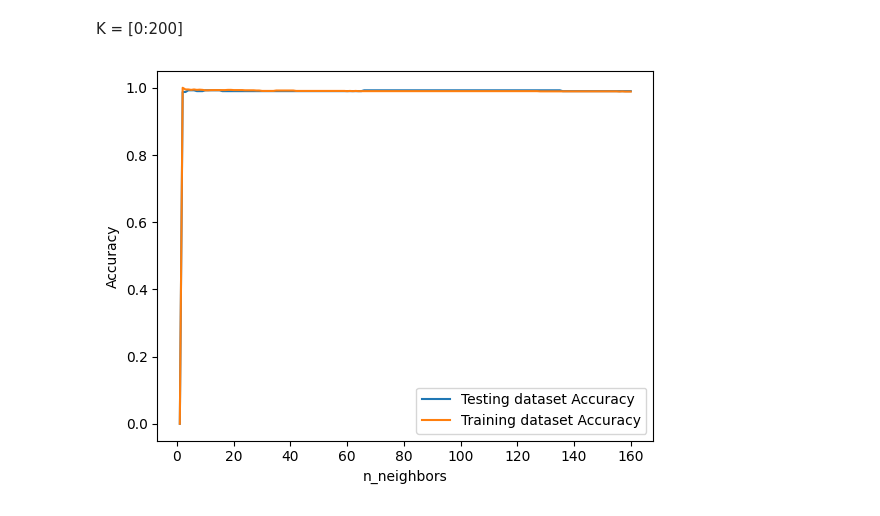
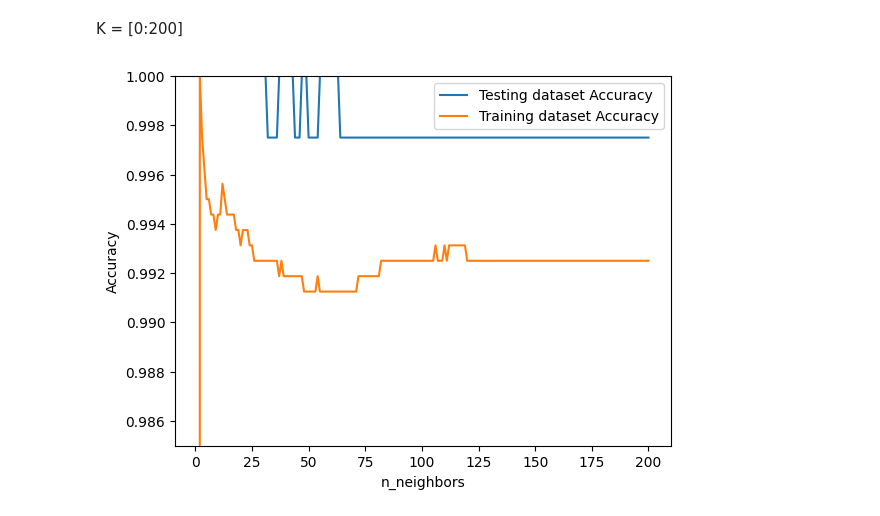
Before and after one commit to ferriitoo/MATH-569-Statistical-Learning, a Jupyter notebook: MATH_569_Julen_Ferro_HW1.ipynb, the cells around one changed output. Drawn from its saved outputs; the diff is of its cells as text; code cells hidden in the pictures.

```diff
--- a/MATH_569_Julen_Ferro_HW1.ipynb
+++ b/MATH_569_Julen_Ferro_HW1.ipynb
@@ -494,27 +479,27 @@ print(knn.score(X_test, y_test))
 # %% [markdown]
 K = [0:200]
 # %%
-neighbors = np.array(range(1, int((N * (1 - test_sz)))))
+neighbors = np.array(range(1, N))
 train_accuracy = np.empty(len(neighbors) + 1)
 test_accuracy = np.empty(len(neighbors) + 1)
 
 # Loop K times
 for k in neighbors:
     knn = KNeighborsClassifier(n_neighbors=k)
-    knn.fit(X_train, y_train)
-
+    knn.fit(X, y)
     # Compute training and test data accuracy
     train_accuracy[k] = knn.score(X_train, y_train)
     test_accuracy[k] = knn.score(X_test, y_test)
 
 # Generate plot
 length = len(test_accuracy)
 plt.plot(range(length) + np.ones(length), test_accuracy, label = 'Testing dataset Accuracy')
 plt.plot(range(length) + np.ones(length), train_accuracy, label = 'Training dataset Accuracy')
-
+plt.ylim(0.985, 1.00)
+#plt.xlim(0, 10)
 plt.legend()
 plt.xlabel('n_neighbors')
 plt.ylabel('Accuracy')
 plt.show()
 # %% [output]
-[figure, old version]
+[figure, new version]
```
Also changed, not shown: parts of 17 cells of this notebook.
